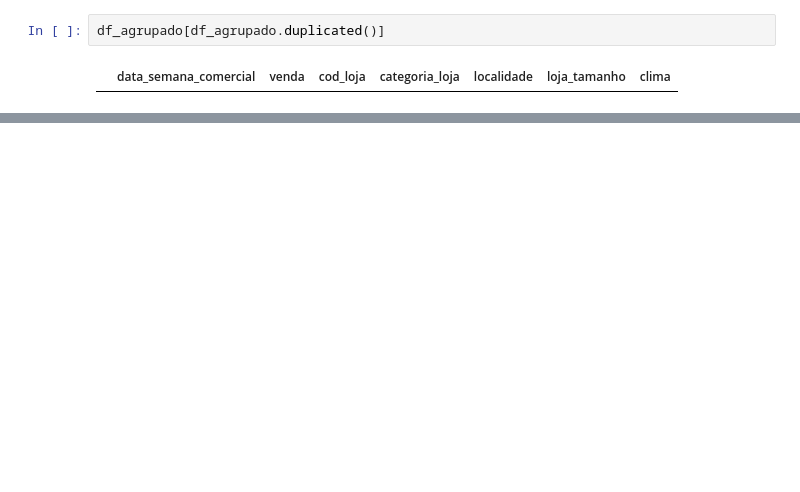
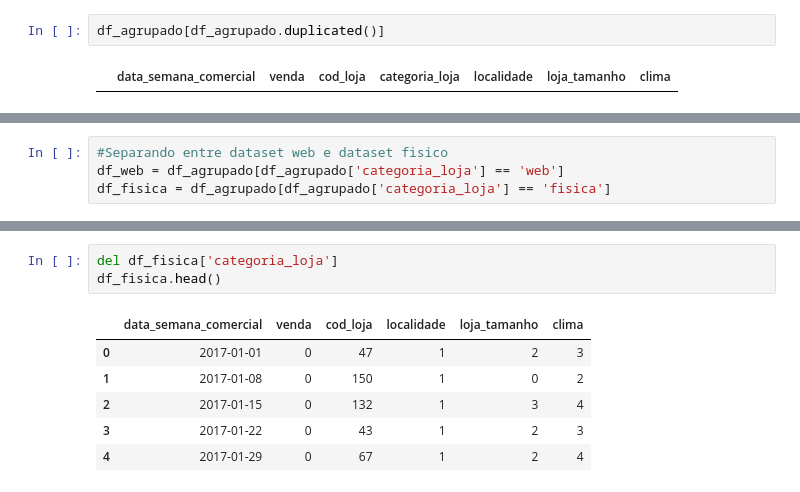
Before and after one commit to beylouni/Renner-ML, a Jupyter notebook: notebooks/ETL.ipynb, the cells around one changed output, grey strips where cells are left out. Cells and saved outputs as stored; diff of their text form; blank space fills up the shorter version.

```diff
--- a/notebooks/ETL.ipynb
+++ b/notebooks/ETL.ipynb
@@ -213,0 +260,4 @@ Name: data_semana_comercial, Length: 295, dtype: int64
+# %%
+#Separando entre dataset web e dataset fisico
+df_web = df_agrupado[df_agrupado['categoria_loja'] == 'web']
+df_fisica = df_agrupado[df_agrupado['categoria_loja'] == 'fisica']
@@ -213,0 +288,10 @@ Name: data_semana_comercial, Length: 295, dtype: int64
+# %%
+del df_fisica['categoria_loja']
+df_fisica.head()
+# %% [output]
+|  | data_semana_comercial | venda | cod_loja | localidade | loja_tamanho | clima |
+| 0 | 2017-01-01 | 0 | 47 | 1 | 2 | 3 |
+| 1 | 2017-01-08 | 0 | 150 | 1 | 0 | 2 |
+| 2 | 2017-01-15 | 0 | 132 | 1 | 3 | 4 |
+| 3 | 2017-01-22 | 0 | 43 | 1 | 2 | 3 |
+| 4 | 2017-01-29 | 0 | 67 | 1 | 2 | 4 |
```
Also changed, not shown: parts of 14 cells of this notebook.
